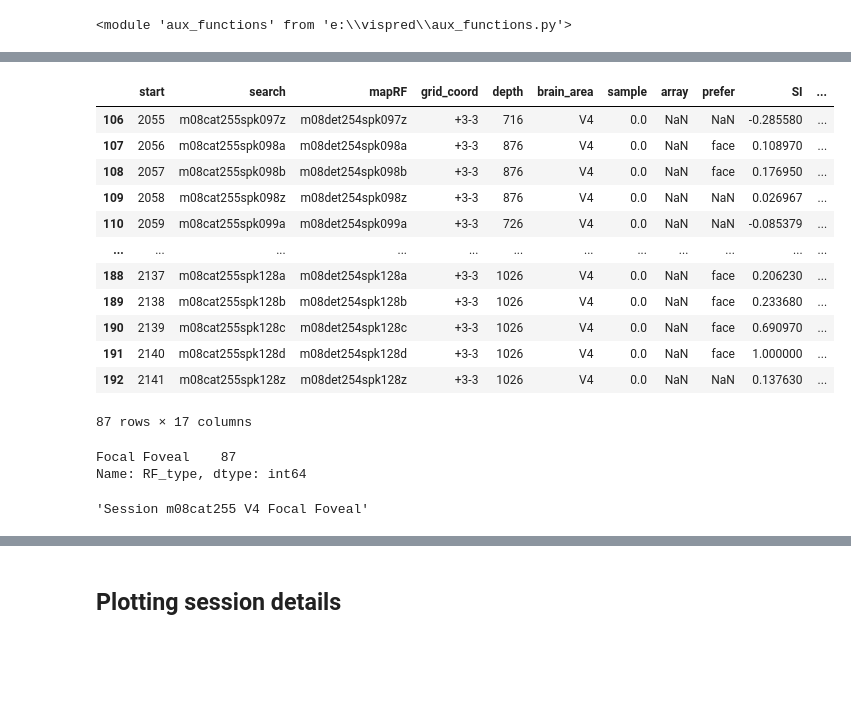
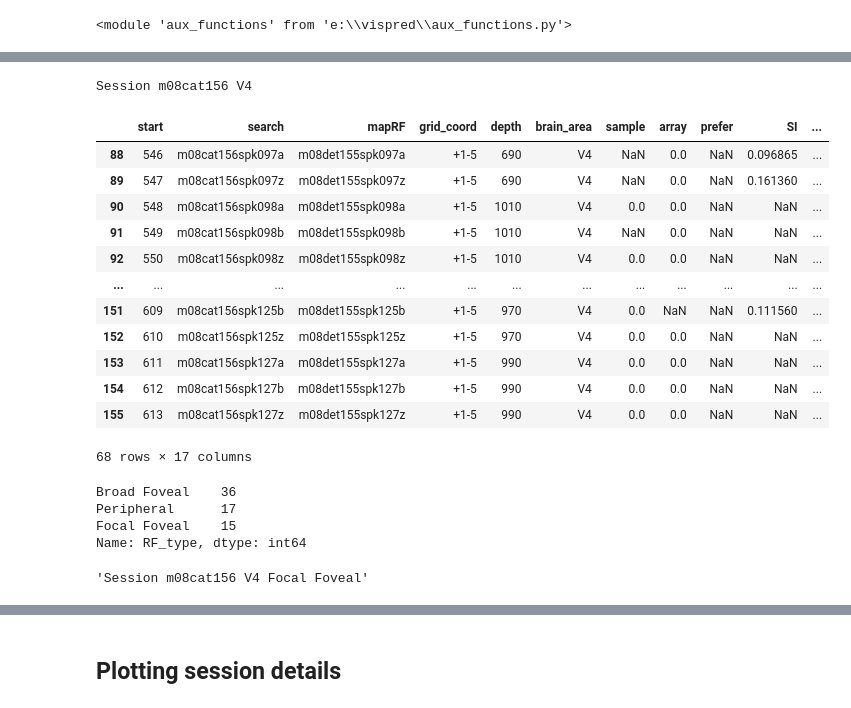
Before and after one commit to lucasdonaire/active-vision, a Jupyter notebook: session_analysis1.ipynb, the cells around one changed output, grey strips where cells are left out. Saved outputs shown, nothing was run; the diff lists cells and outputs as text; code cells hidden in the pictures; blank space fills up the shorter version.

```diff
--- a/session_analysis1.ipynb
+++ b/session_analysis1.ipynb
@@ -11,14 +11,30 @@ importlib.reload(aux)
 # %% [output]
 <module 'aux_functions' from 'e:\\vispred\\aux_functions.py'>
 # %%
+# MONKEY = 'M08'
+# SESSION = 'm08cat255'
+
 MONKEY = 'M08'
-SESSION = 'm08cat255'
-STR_DETAILS = f'Session {SESSION}'
+SESSION = 'm08cat156'
+
+# MONKEY = 'M06'
+# SESSION = 'm06cat279'
+
+# MONKEY = 'M06'
+# SESSION = 'm06cat210'
+
 
 filter_area = True
-AREA = 'V4'
-# AREA = 'TE'
+AREA = ['V4']
+AREA_NAME = 'V4'
 
+# AREA = ['V4','TE','TEO']
+# AREA_NAME = 'V4+IT'
+
+# AREA = ['TE','TEO']
+# AREA_NAME = 'IT'
+
+STR_DETAILS = f'Session {SESSION}'
 filter_RF = True
 RF_USE = 'Focal Foveal'
 # %%
@@ -49,34 +65,38 @@ VPA     38
 Name: brain_area, dtype: int64
 # %%
-# df_session = df_session[df_session['brain_area'].isin(AREA)]
-df_session = df_session[df_session['brain_area']==AREA]
-STR_DETAILS += f' {AREA}'
+if filter_area:
+    df_session = df_session[df_session['brain_area'].isin(AREA)]
+    STR_DETAILS += f' {AREA_NAME}'
+print(STR_DETAILS)
 df_session
 # %% [output]
+Session m08cat156 V4
 |  | start | search | mapRF | grid_coord | depth | brain_area | sample | array | prefer | SI | ... |
-| 106 | 2055 | m08cat255spk097z | m08det254spk097z | +3-3 | 716 | V4 | 0.0 | NaN | NaN | -0.285580 | ... |
-| 107 | 2056 | m08cat255spk098a | m08det254spk098a | +3-3 | 876 | V4 | 0.0 | NaN | face | 0.108970 | ... |
-| 108 | 2057 | m08cat255spk098b | m08det254spk098b | +3-3 | 876 | V4 | 0.0 | NaN | face | 0.176950 | ... |
-| 109 | 2058 | m08cat255spk098z | m08det254spk098z | +3-3 | 876 | V4 | 0.0 | NaN | NaN | 0.026967 | ... |
-| 110 | 2059 | m08cat255spk099a | m08det254spk099a | +3-3 | 726 | V4 | 0.0 | NaN | NaN | -0.085379 | ... |
+| 88 | 546 | m08cat156spk097a | m08det155spk097a | +1-5 | 690 | V4 | NaN | 0.0 | NaN | 0.096865 | ... |
+| 89 | 547 | m08cat156spk097z | m08det155spk097z | +1-5 | 690 | V4 | NaN | 0.0 | NaN | 0.161360 | ... |
+| 90 | 548 | m08cat156spk098a | m08det155spk098a | +1-5 | 1010 | V4 | 0.0 | 0.0 | NaN | NaN | ... |
+| 91 | 549 | m08cat156spk098b | m08det155spk098b | +1-5 | 1010 | V4 | NaN | 0.0 | NaN | NaN | ... |
+| 92 | 550 | m08cat156spk098z | m08det155spk098z | +1-5 | 1010 | V4 | 0.0 | 0.0 | NaN | NaN | ... |
 | ... | ... | ... | ... | ... | ... | ... | ... | ... | ... | ... | ... |
-| 188 | 2137 | m08cat255spk128a | m08det254spk128a | +3-3 | 1026 | V4 | 0.0 | NaN | face | 0.206230 | ... |
-| 189 | 2138 | m08cat255spk128b | m08det254spk128b | +3-3 | 1026 | V4 | 0.0 | NaN | face | 0.233680 | ... |
-| 190 | 2139 | m08cat255spk128c | m08det254spk128c | +3-3 | 1026 | V4 | 0.0 | NaN | face | 0.690970 | ... |
-| 191 | 2140 | m08cat255spk128d | m08det254spk128d | +3-3 | 1026 | V4 | 0.0 | NaN | face | 1.000000 | ... |
-| 192 | 2141 | m08cat255spk128z | m08det254spk128z | +3-3 | 1026 | V4 | 0.0 | NaN | NaN | 0.137630 | ... |
+| 151 | 609 | m08cat156spk125b | m08det155spk125b | +1-5 | 970 | V4 | 0.0 | NaN | NaN | 0.111560 | ... |
+| 152 | 610 | m08cat156spk125z | m08det155spk125z | +1-5 | 970 | V4 | 0.0 | 0.0 | NaN | NaN | ... |
+| 153 | 611 | m08cat156spk127a | m08det155spk127a | +1-5 | 990 | V4 | 0.0 | 0.0 | NaN | NaN | ... |
+| 154 | 612 | m08cat156spk127b | m08det155spk127b | +1-5 | 990 | V4 | 0.0 | 0.0 | NaN | NaN | ... |
+| 155 | 613 | m08cat156spk127z | m08det155spk127z | +1-5 | 990 | V4 | 0.0 | 0.0 | NaN | NaN | ... |
-87 rows × 17 columns
+68 rows × 17 columns
 # %%
 df_session['RF_type'].value_counts()
 # %% [output]
-Focal Foveal    87
+Broad Foveal    36
+Peripheral      17
+Focal Foveal    15
 Name: RF_type, dtype: int64
 # %%
 df_session = df_session[df_session['RF_type'] == RF_USE]
 STR_DETAILS += f' {RF_USE}'
 STR_DETAILS
 # %% [output]
-'Session m08cat255 V4 Focal Foveal'
+'Session m08cat156 V4 Focal Foveal'
 # %%
 df_session
 # %% [output]
```
Also changed, not shown: parts of 19 cells of this notebook, 5 other files.
